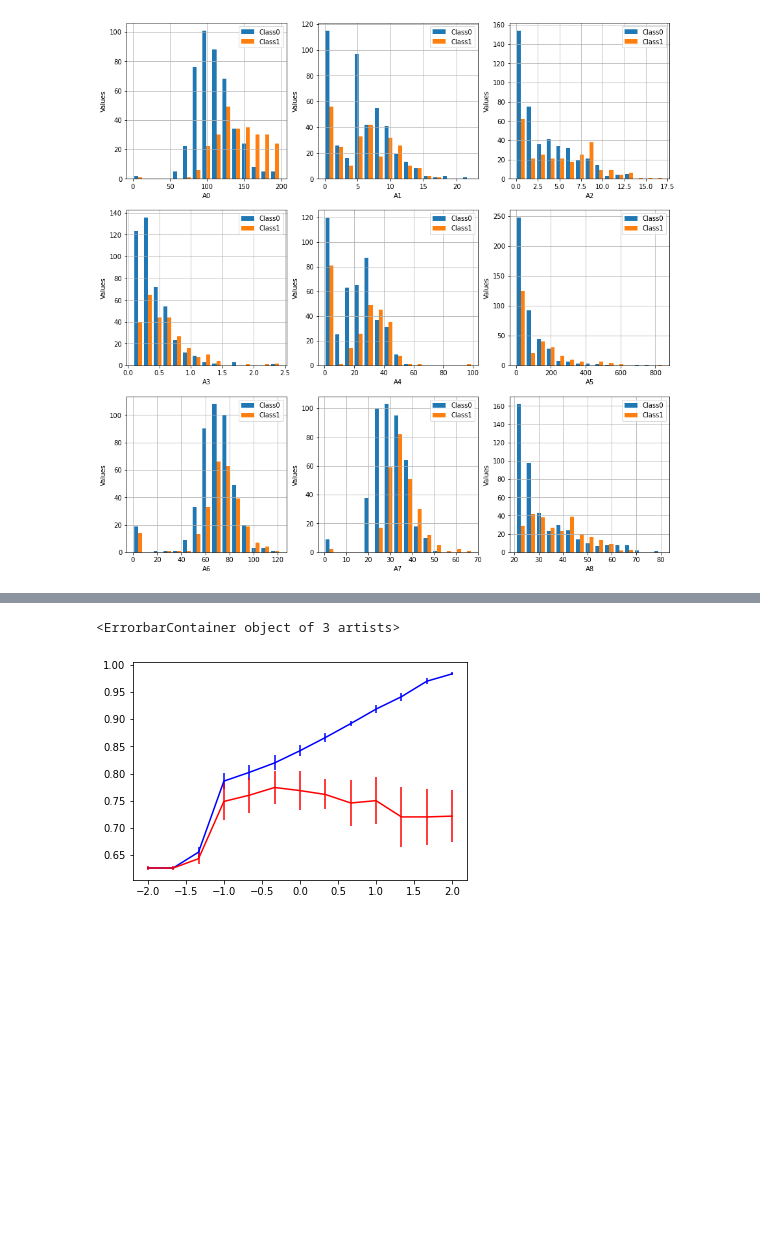
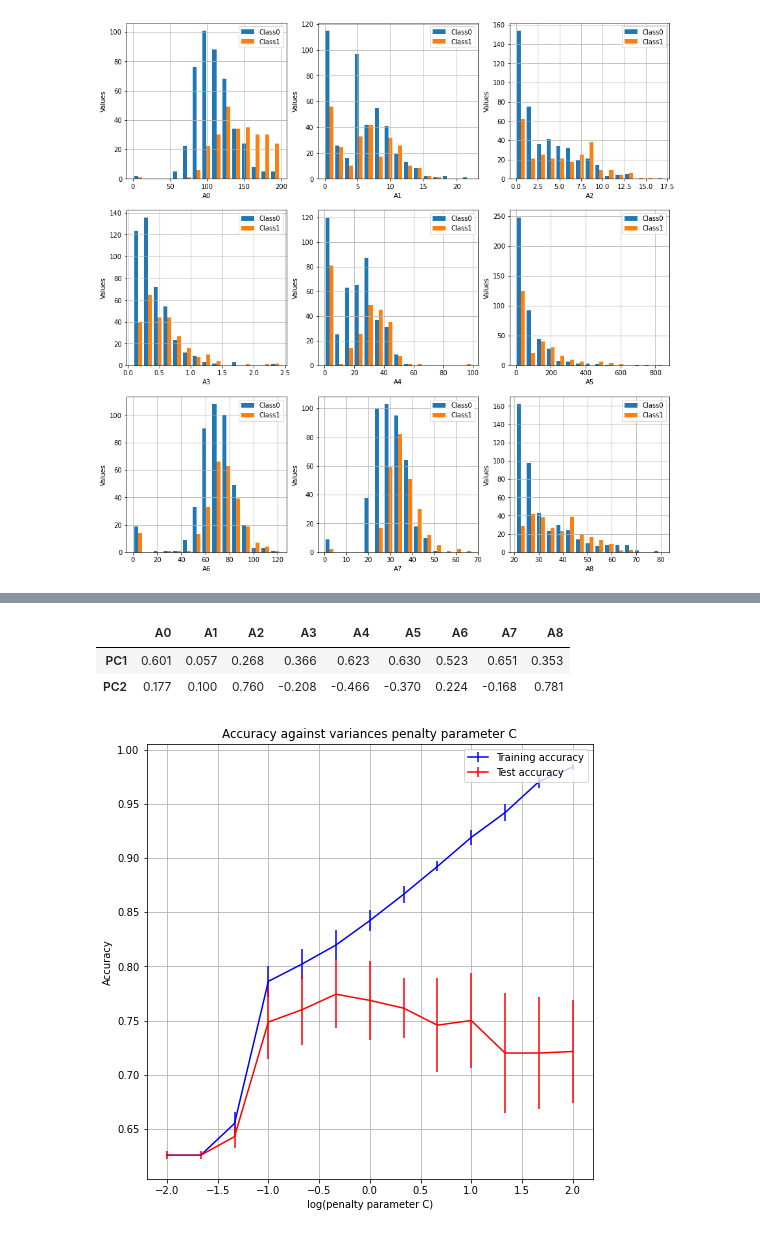
Before and after one commit to MrTooOldDriver/UoE-IAML-Coursework, a Jupyter notebook: Coursework2/coursework2_q1.ipynb, the cells around one changed output, grey strips where cells are left out. Drawn from its saved outputs; the diff is of its cells as text; code cells hidden in the pictures; blank space fills up the shorter version.

```diff
--- a/Coursework2/coursework2_q1.ipynb
+++ b/Coursework2/coursework2_q1.ipynb
@@ -230,30 +246,53 @@ pca_correlation_coefficient
+# %%
+pc1 = [point[0] for point in pca_2d]
+pc2 = [point[1] for point in pca_2d]
+pc1_r = []
+pc2_r = []
+labels = []
+for i in range(len(Xtrn[0])):
+    x_ith_feature_array = [elem[i] for elem in Xtrn]
+    pc1_r.append('{:.3f}'.format(scipy.stats.pearsonr(x_ith_feature_array, pc1)[0]))
+    pc2_r.append('{:.3f}'.format(scipy.stats.pearsonr(x_ith_feature_array, pc2)[0]))
+    labels.append('A{0}'.format(i))
+pca_correlation_coefficient = pd.DataFrame(data=[pc1_r,pc2_r], columns=labels, index=['PC1', 'PC2'])
+pca_correlation_coefficient
+# %% [output]
+|  | A0 | A1 | A2 | A3 | A4 | A5 | A6 | A7 | A8 |
+| PC1 | 0.601 | 0.057 | 0.268 | 0.366 | 0.623 | 0.630 | 0.523 | 0.651 | 0.353 |
+| PC2 | 0.177 | 0.100 | 0.760 | -0.208 | -0.466 | -0.370 | 0.224 | -0.168 | 0.781 |
 # %%
 #1.8
 from sklearn.model_selection import StratifiedKFold
 from sklearn.svm import SVC
 C_value_list = np.logspace(-2,2,num=13)
 svc_train_result_dict = dict()
 svc_test_result_dict = dict()
 for C in C_value_list:
     skf = StratifiedKFold()
     train_score_list = []
     test_score_list = []
     for train_index, test_index in skf.split(Xtrn_s, Ytrn):
         X_train, y_train = Xtrn_s[train_index], Ytrn[train_index]
         X_test, y_test = Xtrn_s[test_index], Ytrn[test_index]
         clf = SVC(C=C).fit(X_train, y_train)
         train_score_list.append(clf.score(X_train, y_train))
         test_score_list.append(clf.score(X_test, y_test))
     svc_train_result_dict[C] = train_score_list
     svc_test_result_dict[C] = test_score_list
 svc_train_result_mean = [np.mean(value) for key,value in svc_train_result_dict.items()]
 svc_train_result_std = [np.std(value) for key,value in svc_train_result_dict.items()]
 svc_test_result_mean = [np.mean(value) for key,value in svc_test_result_dict.items()]
 svc_test_result_std = [np.std(value) for key,value in svc_test_result_dict.items()]
 C_value_list_log = [np.log10(C) for C in C_value_list]
+plt.figure(figsize=(8,8))
 plt.errorbar(x=C_value_list_log,y=svc_train_result_mean,yerr=svc_train_result_std,color='blue')
 plt.errorbar(x=C_value_list_log,y=svc_test_result_mean,yerr=svc_test_result_std,color='red')
+plt.title('Accuracy against variances penalty parameter C')
+plt.xlabel('log(penalty parameter C)')
+plt.ylabel('Accuracy')
+plt.legend(["Training accuracy", "Test accuracy"],loc="upper right")
+plt.grid()
+plt.savefig('q1.8.jpg')
 # %% [output]
-<ErrorbarContainer object of 3 artists>
-[figure, old version]
+[figure, new version]
 # %%
```
Also changed, not shown: parts of 12 cells of this notebook, 19 other files.
